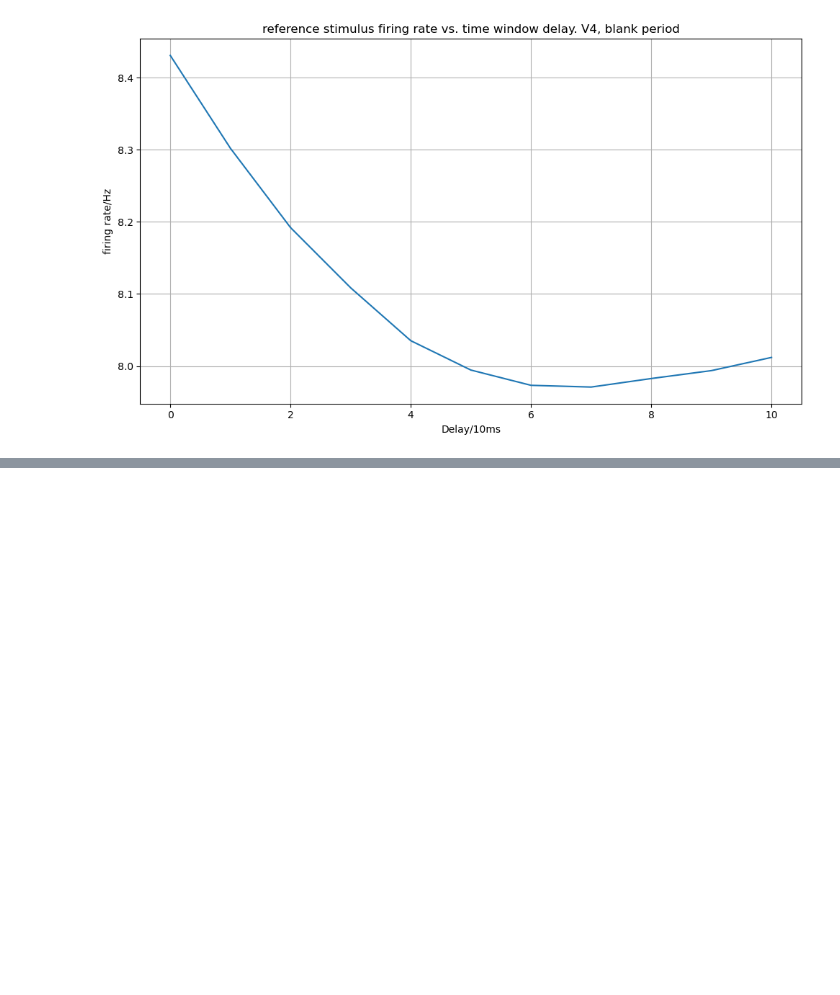
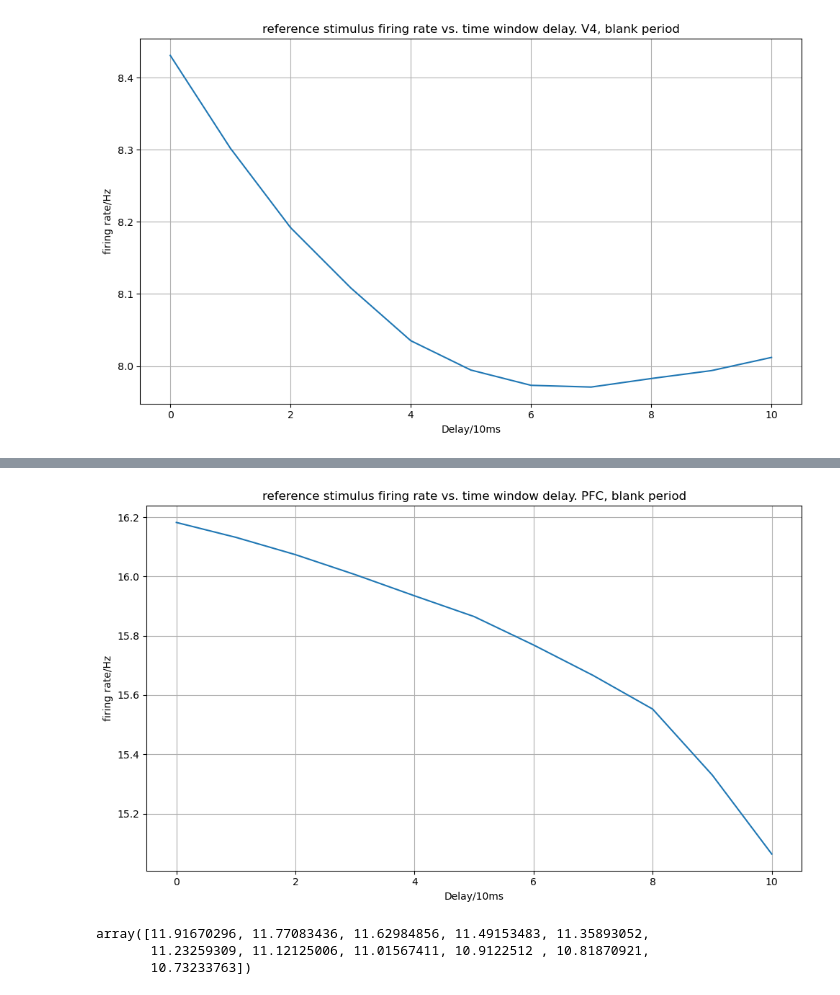
Before and after one commit to ks374/NWB-process, a Jupyter notebook: FR_Delay_Finder.ipynb, the cells around one changed output, grey strips where cells are left out. Saved outputs shown, nothing was run; the diff lists cells and outputs as text; code cells hidden in the pictures; blank space fills up the shorter version.

```diff
--- a/FR_Delay_Finder.ipynb
+++ b/FR_Delay_Finder.ipynb
@@ -413,0 +456,38 @@ fr_mean
+# %%
+plt.figure(figsize=(10, 6))
+
+# 核心绘图命令：
+# 当你只给 plt.plot() 一个数组时,
+# 它会自动将其作为 Y 轴, 并使用数组的索引 (0, 1, 2... 99) 作为 X 轴
+plt.plot(fr_mean)
+
+# --- 3. 添加标签和标题 (完全按照您的要求) ---
+plt.xlabel("Delay/10ms")
+plt.ylabel("firing rate/Hz")
+plt.title("reference stimulus firing rate vs. time window delay. PFC, blank period")
+
+# --- 4. (可选) 添加网格和显示图像 ---
+plt.grid(True)       # 添加网格线
+plt.tight_layout()   # 自动调整布局，防止标签重叠
+plt.show()           # 显示图像
+# %% [output]
+[figure, added]
+# %%
+units_new_pick = units_new[units_new['location'] == 'PFC'].sample(n=1000, random_state=42)
+delay = range(0,101,10)
+fr_mean = np.zeros(11)
+ind = 0
+for i in delay:
+    fr_all = []
+    for unit in units_new_pick.itertuples():
+        for each_trial in unit.spkMtx:
+            if sum(each_trial) == 0:
+                break
+            fr_all.append(cal_FR(each_trial, 1599+i, 1898+i, bin_size_ms=1.0))
+    fr_mean[ind] = np.array(fr_all).mean()
+    ind += 1
+fr_mean
+# %% [output]
+array([11.91670296, 11.77083436, 11.62984856, 11.49153483, 11.35893052,
+       11.23259309, 11.12125006, 11.01567411, 10.9122512 , 10.81870921,
+       10.73233763])
```
Also changed, not shown: parts of 10 cells of this notebook, 3 other files.
